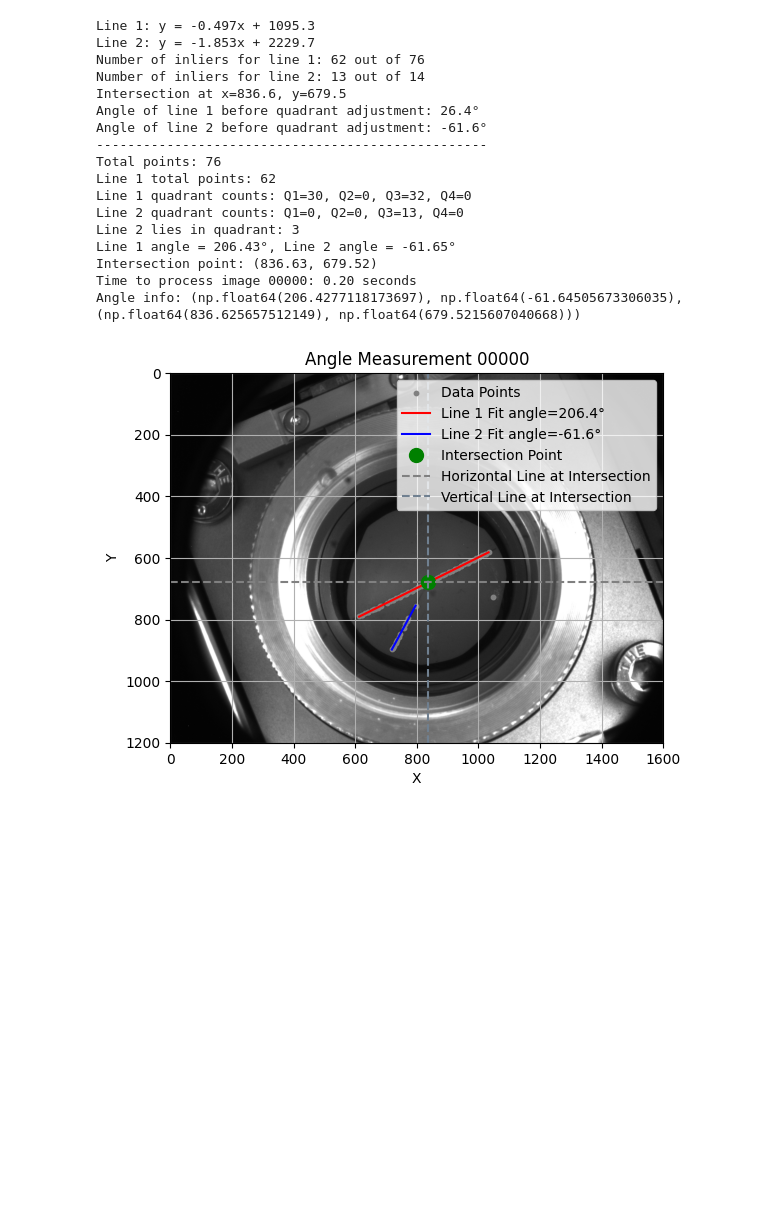
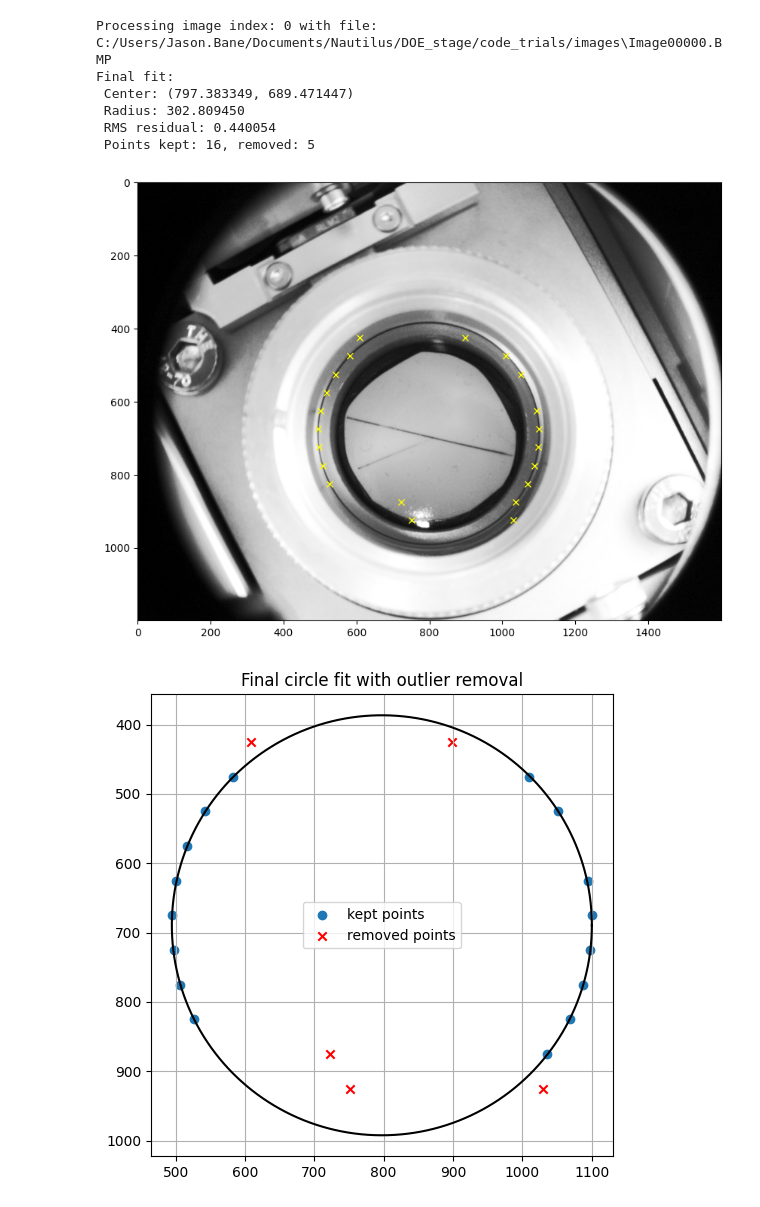
Before and after one commit to jbane11/DOE_stage_lifetest, a Jupyter notebook: code_trials/2d-image-angle-measurment.ipynb, the cells around one changed output. Drawn from its saved outputs; the diff is of its cells as text; code cells hidden in the pictures; blank space fills up the shorter version.

```diff
--- a/code_trials/2d-image-angle-measurment.ipynb
+++ b/code_trials/2d-image-angle-measurment.ipynb
@@ -7,59 +7,51 @@ import scipy,os,glob
 from scipy.optimize import minimize
 import time
 # %%
-file_list = glob.glob('C:/Users/Jason.Bane/Documents/Nautilus/DOE_stage/code_trials/images/*.BMP')
+# file_list = glob.glob('C:/Users/Jason.Bane/Documents/Nautilus/DOE_stage/code_trials/images/*.BMP')
+file_list = glob.glob('C:/Users/Jason.Bane/Documents/Nautilus/DOE_stage/code_trials/images/*.bmp')
 img_index = 0  # Change this to select different images from the file_list
 # %%
 # img_number="00023"
 # image_file_name=f"C:\\Users\\Jason.Bane\\Documents\\Nautilus\\DOE_stage\\code_trials\\images\\Image{img_number}.BMP"
 start = time.time()
-
+print(f"Processing image index: {img_index} with file: {file_list[img_index%len(file_list)]}")
+img_index = 26
 image_file_name = file_list[img_index%len(file_list)]
 img_index += 1
 image_number = os.path.splitext(os.path.basename(image_file_name))[0]
 img_number = image_number[-5:]  # Extract the last 5 characters for img_number
 
 
 
 image = cv2.imread(image_file_name)
 
 gray_image = cv2.cvtColor(image, cv2.COLOR_BGR2GRAY)
 
 
-#Edges = aex.horizontal_edges(image,resolution=50,plot=1)
-#Circle = aex.Center_Radius_iterations(peaks=Edges, max_iterations=10, threshold=0.02, plot=True, verbose=False)
+Edges = aex.horizontal_edges(image,resolution=50,plot=1)
+Circle = aex.Center_Radius_iterations(peaks=Edges, max_iterations=10, threshold=0.02, plot=True, verbose=True)
 
-Verticle_scan = aex.vertical_scan_for_center_peaks(image, resolution=10, plot=0, verbose=False)
-Horizontal_scan = aex.horizontal_scan_for_center_peaks(image, resolution=10, plot=0, verbose=False)
+Verticle_scan = aex.vertical_scan_for_center_peaks(image, resolution=10, plot=1, verbose=True)
+Horizontal_scan = aex.horizontal_scan_for_center_peaks(image, resolution=12, plot=1, verbose=True)
 
-#stack the two scans to get the center
+# #stack the two scans to get the center
 Scan = np.vstack((Horizontal_scan,Verticle_scan))
 
 
-line_info = aex.two_line_fit_with_rotation(Scan, plot=False, verbose=True)
+line_info = aex.two_line_fit_with_rotation(Scan, plot=True, verbose=True)
 
 
-Angle_info=aex.Angle_Measurment(image,Scan,line_info,plot=True,verbose=True,image_number=img_number)
+# Angle_info=aex.Angle_Measurment(image,Scan,line_info,plot=True,verbose=True,image_number=img_number)
 
-finish = time.time()
-print(f"Time to process image {img_number}: {finish - start:.2f} seconds")
-print("Angle info:", Angle_info)
+# finish = time.time()
+# print(f"Time to process image {img_number}: {finish - start:.2f} seconds")
+# print("Angle info:", Angle_info)
 # %% [output]
-Line 1: y = -0.497x + 1095.3
-Line 2: y = -1.853x + 2229.7
-Number of inliers for line 1: 62 out of 76
-Number of inliers for line 2: 13 out of 14
-Intersection at x=836.6, y=679.5
-Angle of line 1 before quadrant adjustment: 26.4°
-Angle of line 2 before quadrant adjustment: -61.6°
---------------------------------------------------
-Total points: 76
-Line 1 total points: 62
-Line 1 quadrant counts: Q1=30, Q2=0, Q3=32, Q4=0
-Line 2 quadrant counts: Q1=0, Q2=0, Q3=13, Q4=0
-Line 2 lies in quadrant: 3
-Line 1 angle = 206.43°, Line 2 angle = -61.65°
-Intersection point: (836.63, 679.52)
-Time to process image 00000: 0.20 seconds
-Angle info: (np.float64(206.4277118173697), np.float64(-61.64505673306035), (np.float64(836.625657512149), np.float64(679.5215607040668)))
+Processing image index: 0 with file: C:/Users/Jason.Bane/Documents/Nautilus/DOE_stage/code_trials/images\Image00000.BMP
+Final fit:
+ Center: (797.383349, 689.471447)
+ Radius: 302.809450
+ RMS residual: 0.440054
+ Points kept: 16, removed: 5
-[figure, old version]
+[figure, new version]
+[figure, added]
```
Also changed, not shown: parts of 7 cells of this notebook, 5 other files.
